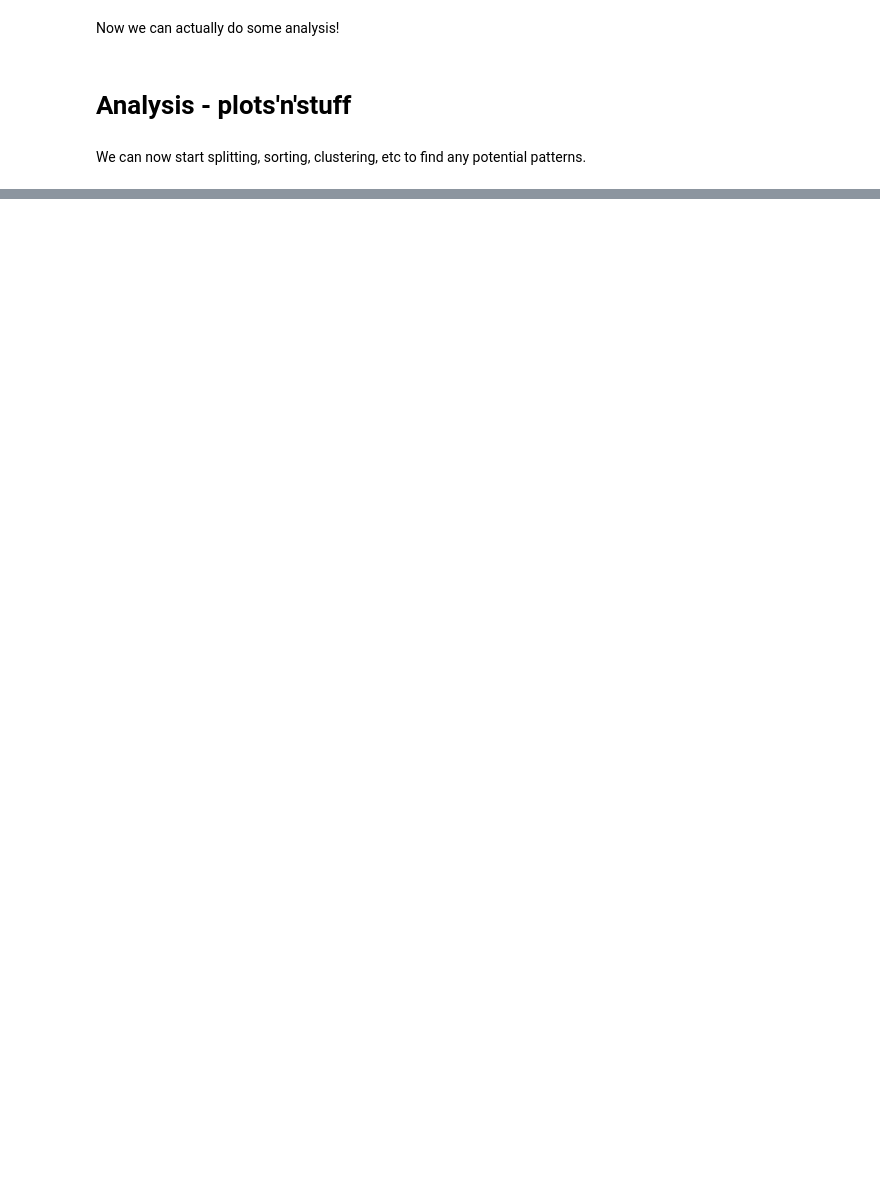
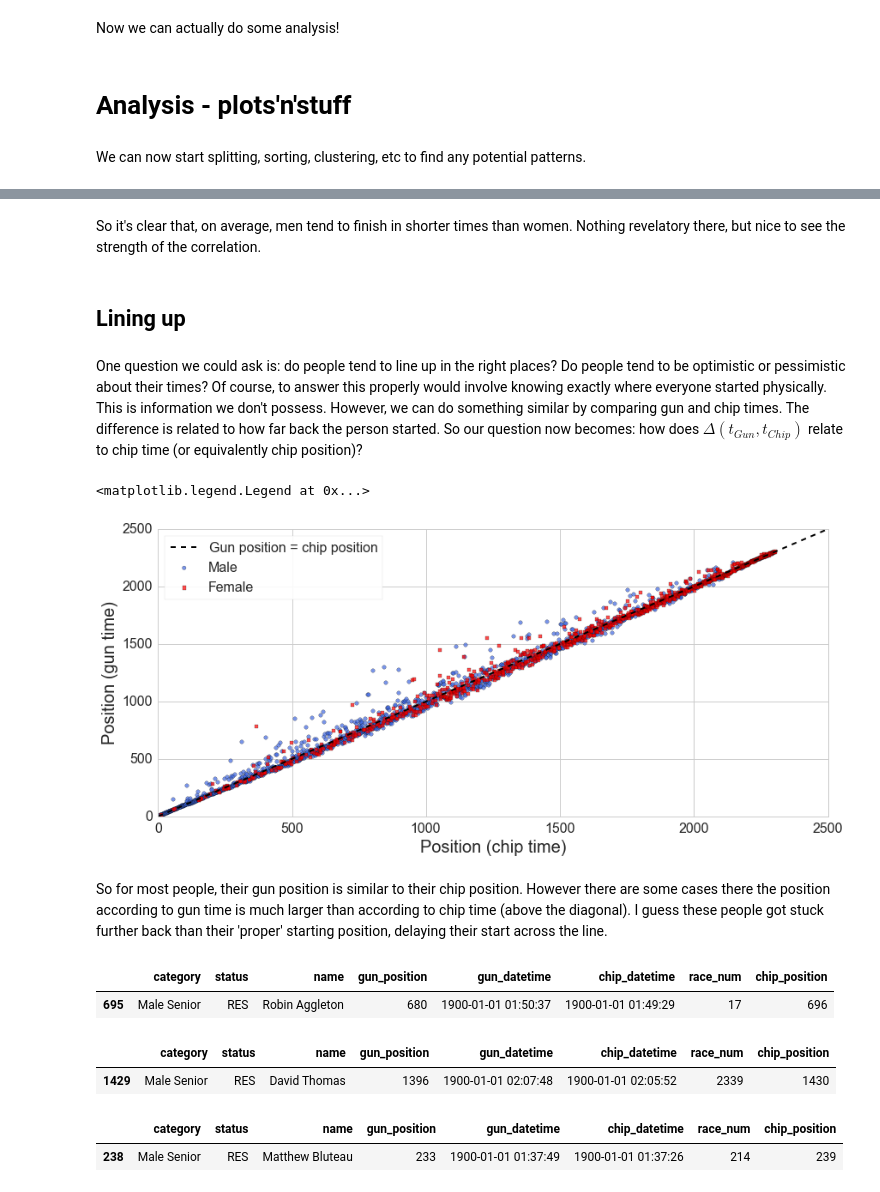
Before and after one commit to raggleton/SevernBridgeHalf, a Jupyter notebook: Severn Bridge Half Marathon.ipynb, the cells around one changed output, grey strips where cells are left out. Drawn from its saved outputs; the diff is of its cells as text; code cells hidden in the pictures; blank space fills up the shorter version.

```diff
--- a/Severn Bridge Half Marathon.ipynb
+++ b/Severn Bridge Half Marathon.ipynb
@@ -174,0 +242,38 @@ plt.minorticks_on()
+# %% [markdown]
+So it's clear that, on average, men tend to finish in shorter times than women. Nothing revelatory there, but nice to see the strength of the correlation.
+# %% [markdown]
+## Lining up
+# %% [markdown]
+One question we could ask is: do people tend to line up in the right places? Do people tend to be optimistic or pessimistic about their times? Of course, to answer this properly would involve knowing exactly where everyone started physically. This is information we don't possess. However, we can do something similar by comparing gun and chip times. The difference is related to how far back the person started. So our question now becomes: how does $\Delta(t_{Gun}, t_{Chip})$ relate to chip time (or equivalently chip position)?
+# %%
+alpha = 0.7
+plt.scatter(x=df_male.chip_position.values,
+            y=df_male.gun_position.values, c='royalblue', alpha=alpha, label='Male')
+plt.scatter(x=df_female.chip_position.values,
+            y=df_female.gun_position.values, c='red', alpha=alpha, label='Female', marker='s')
+plt.xlabel('Position (chip time)')
+plt.ylabel('Position (gun time)')
+plt.plot([0,2500], [0,2500], lw=2, c='black', ls='--', label='Gun position = chip position')
+plt.xlim(0, 2500)
+plt.ylim(0, 2500)
+plt.legend(loc=0)
+# %% [output]
+<matplotlib.legend.Legend at 0x...>
+[figure, added]
+# %% [markdown]
+So for most people, their gun position is similar to their chip position. However there are some cases there the position according to gun time is much larger than according to chip time (above the diagonal). I guess these people got stuck further back than their 'proper' starting position, delaying their start across the line.
+# %%
+df[df.name.str.contains('Robin Aggleton')]
+# %% [output]
+|  | category | status | name | gun_position | gun_datetime | chip_datetime | race_num | chip_position |
+| 695 | Male Senior | RES | Robin Aggleton | 680 | 1900-01-01 01:50:37 | 1900-01-01 01:49:29 | 17 | 696 |
+# %%
+df[(df.name.str.contains('David Thomas')) & (df.category.str.contains("Male Senior"))]
+# %% [output]
+|  | category | status | name | gun_position | gun_datetime | chip_datetime | race_num | chip_position |
+| 1429 | Male Senior | RES | David Thomas | 1396 | 1900-01-01 02:07:48 | 1900-01-01 02:05:52 | 2339 | 1430 |
+# %%
+df[df.name.str.contains('Matthew Bluteau')]
+# %% [output]
+|  | category | status | name | gun_position | gun_datetime | chip_datetime | race_num | chip_position |
+| 238 | Male Senior | RES | Matthew Bluteau | 233 | 1900-01-01 01:37:49 | 1900-01-01 01:37:26 | 214 | 239 |
```
Also changed, not shown: parts of 30 cells of this notebook.
